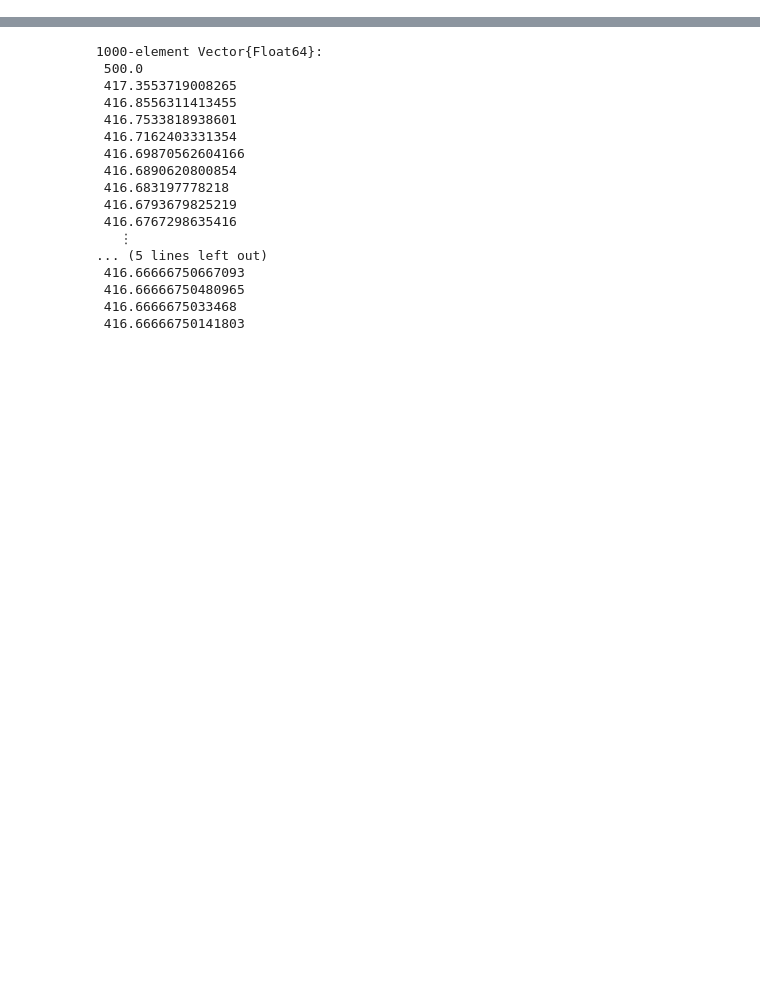
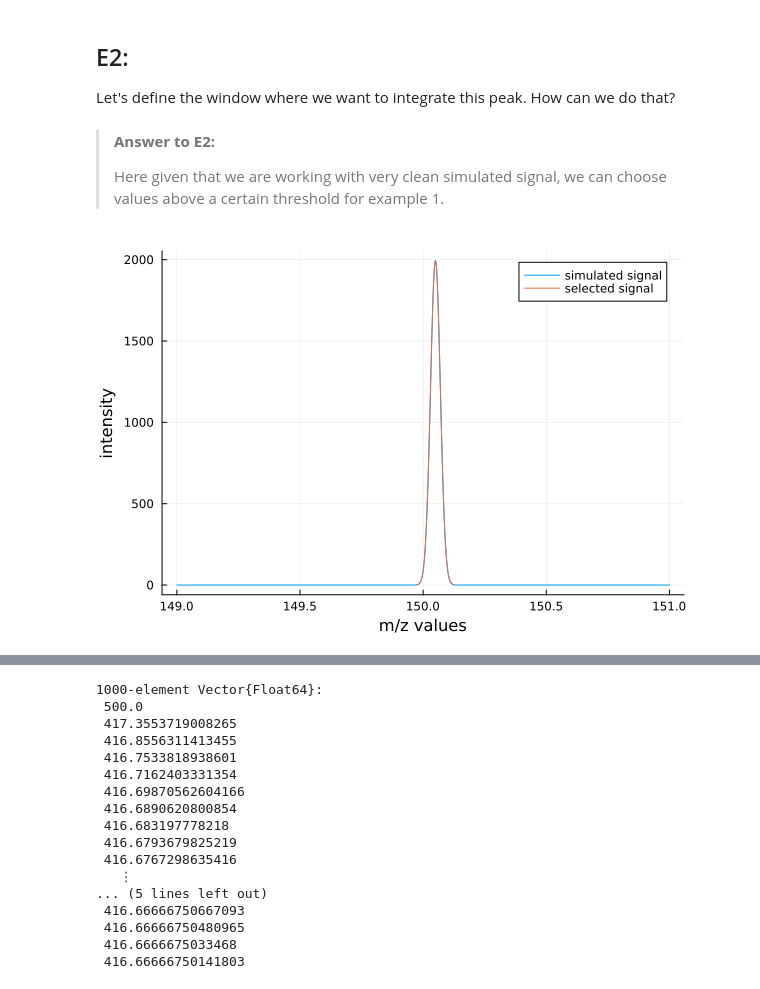
Before and after one commit to EMCMS/DataSci4Chem.jl, a Jupyter notebook: Notebooks/Lecture_Integration.ipynb, the cells around one changed output, grey strips where cells are left out. Drawn from its saved outputs; the diff is of its cells as text; code cells hidden in the pictures; blank space fills up the shorter version.

```diff
--- a/Notebooks/Lecture_Integration.ipynb
+++ b/Notebooks/Lecture_Integration.ipynb
@@ -30,0 +26,17 @@ midpoint_integration (generic function with 2 methods)
+# %% [markdown]
+## E2:
+
+Let's define the window where we want to integrate this peak. How can we do that?
+# %% [markdown]
+> **Answer to E2:**
+>
+> Here given that we are working with very clean simulated signal, we can choose values above a certain threshold for example 1.
+# %%
+
+y2intg = y[y .>1] #
+x2intg = x[y .>1]
+
+plot(x,y,label = "simulated signal",xlabel = "m/z values", ylabel = "intensity")
+plot!(x2intg,y2intg,label = "selected signal")
+# %% [output]
+[figure, added]
```
Also changed, not shown: parts of 26 cells of this notebook, 10 other files.
